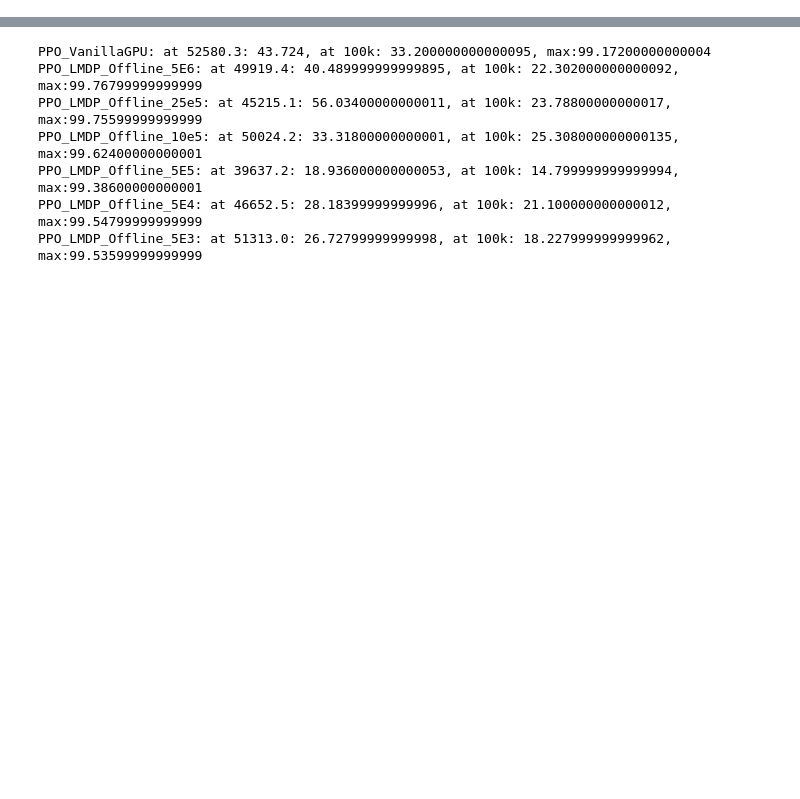
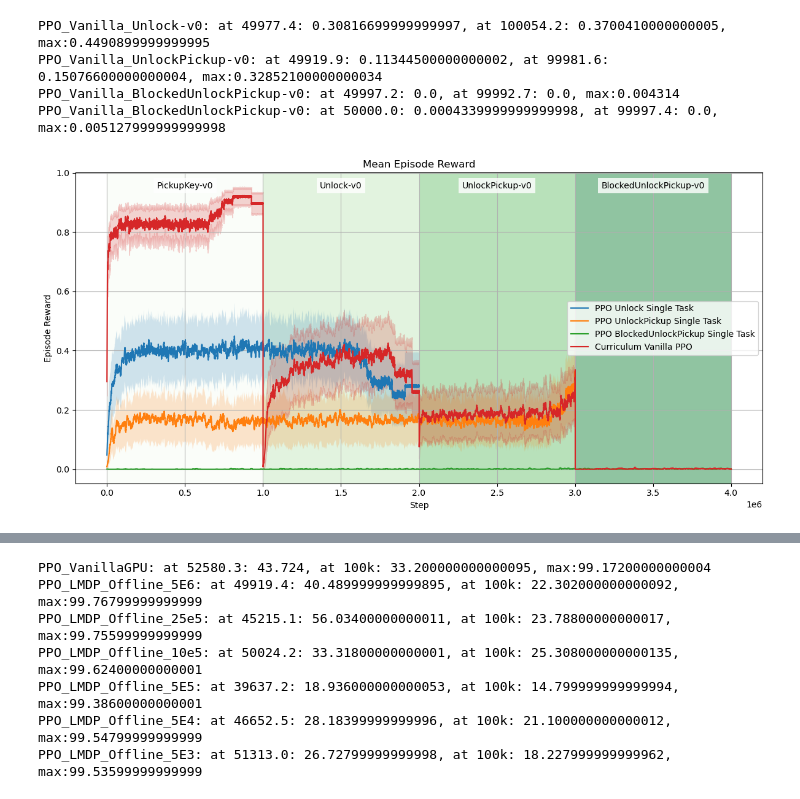
Before and after one commit to achouliaras/state_space_exploration, a Jupyter notebook: plot_results.ipynb, the cells around one changed output, grey strips where cells are left out. Cells and saved outputs as stored; diff of their text form; code cells hidden in the pictures; blank space fills up the shorter version.

```diff
--- a/plot_results.ipynb
+++ b/plot_results.ipynb
@@ -110,3 +295,14 @@ def plot_results(stats, steps_stats, ylabel, title, filename, window_size=10):
+# %%
+# Plot episode rewards
+plot_comparative_results(episode_rewards_stats, steps_stats,
+             'Episode Reward', 'Mean Episode Reward',
+             filename="plot_episode_reward", window_size=50)
+# %% [output]
+PPO_Vanilla_Unlock-v0: at 49977.4: 0.30816699999999997, at 100054.2: 0.3700410000000005, max:0.4490899999999995
+PPO_Vanilla_UnlockPickup-v0: at 49919.9: 0.11344500000000002, at 99981.6: 0.15076600000000004, max:0.32852100000000034
+PPO_Vanilla_BlockedUnlockPickup-v0: at 49997.2: 0.0, at 99992.7: 0.0, max:0.004314
+PPO_Vanilla_BlockedUnlockPickup-v0: at 50000.0: 0.0004339999999999998, at 99997.4: 0.0, max:0.005127999999999998
+[figure, added]
 # %%
 # Plot episode rewards
 plot_results(episode_rewards_stats, steps_stats,
```
Also changed, not shown: parts of 5 cells of this notebook, 14 other files.
